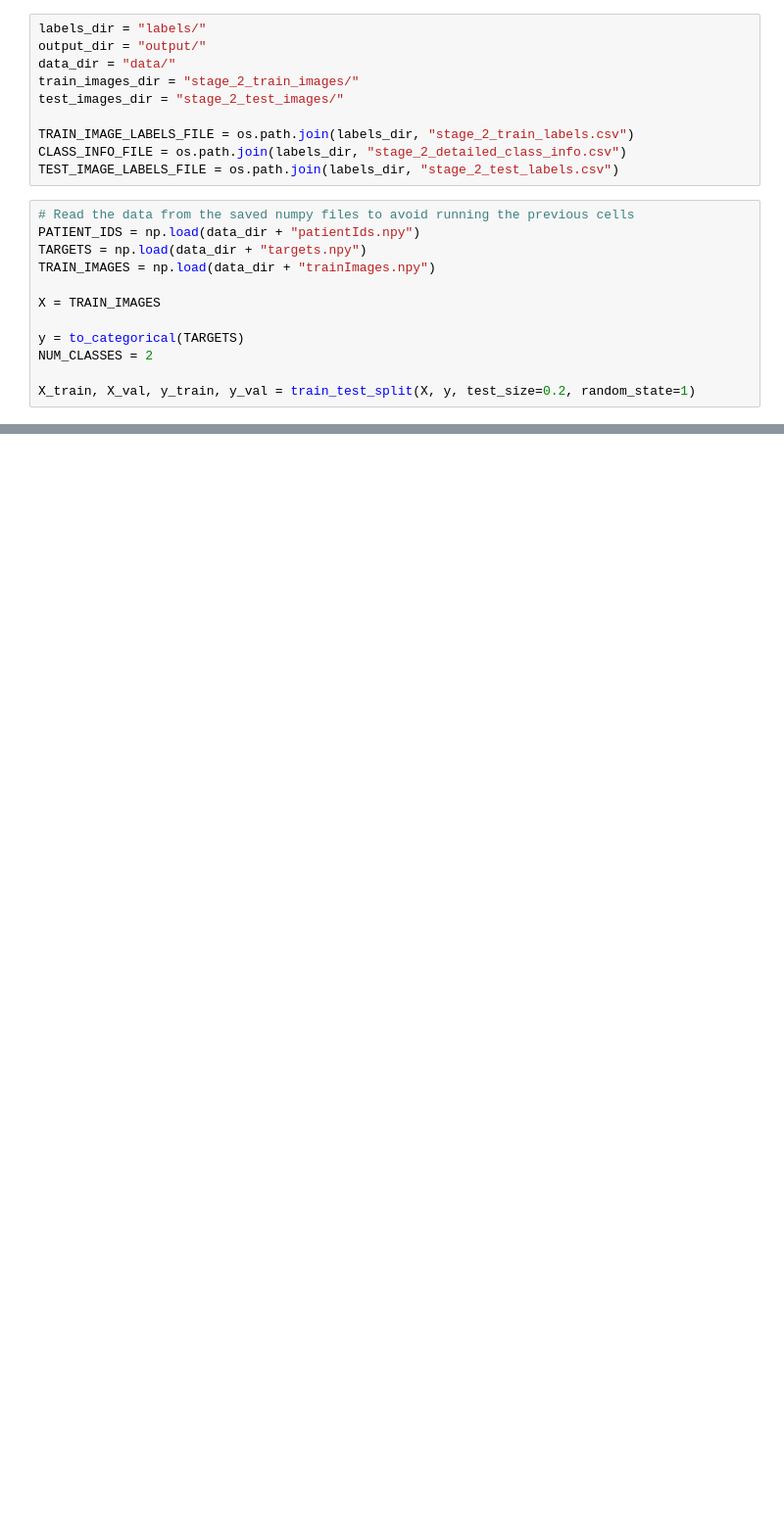
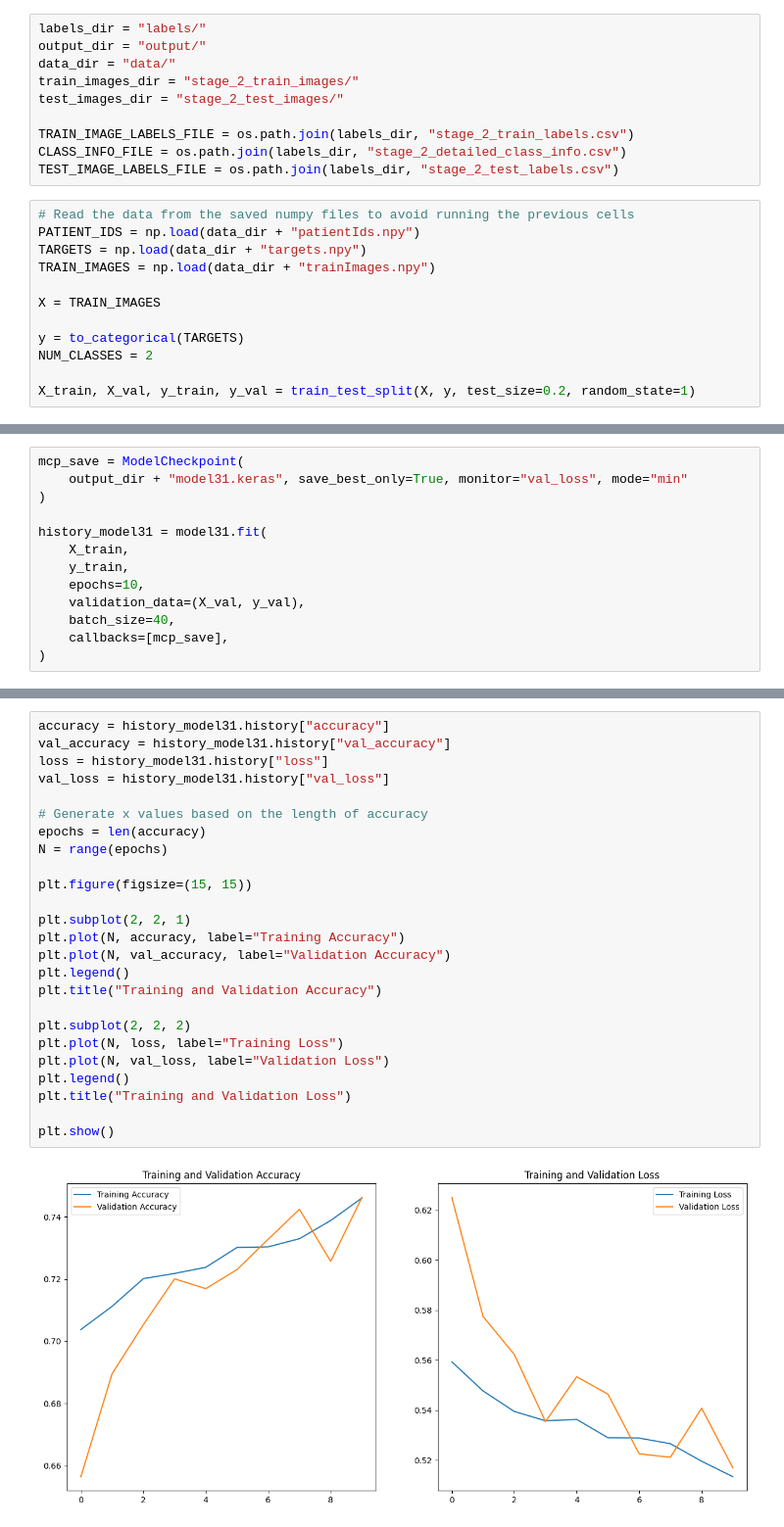
Before and after one commit to AIML-July-23-A-Capstone-G1-Team/Capstone-Project, a Jupyter notebook: M2_capstone.ipynb, the cells around one changed output, grey strips where cells are left out. Shown: that part at 98% size. Drawn from its saved outputs; the diff is of its cells as text; blank space fills up the shorter version.

```diff
--- a/M2_capstone.ipynb
+++ b/M2_capstone.ipynb
@@ -178,0 +250,13 @@ ImportError: DLL load failed while importing _imaging: The specified module coul
+# %%
+mcp_save = ModelCheckpoint(
+    output_dir + "model31.keras", save_best_only=True, monitor="val_loss", mode="min"
+)
+
+history_model31 = model31.fit(
+    X_train,
+    y_train,
+    epochs=10,
+    validation_data=(X_val, y_val),
+    batch_size=40,
+    callbacks=[mcp_save],
+)
@@ -179 +284,28 @@ ImportError: DLL load failed while importing _imaging: The specified module coul
+# %%
+accuracy = history_model31.history["accuracy"]
+val_accuracy = history_model31.history["val_accuracy"]
+loss = history_model31.history["loss"]
+val_loss = history_model31.history["val_loss"]
+
+# Generate x values based on the length of accuracy
+epochs = len(accuracy)
+N = range(epochs)
+
+plt.figure(figsize=(15, 15))
+
+plt.subplot(2, 2, 1)
+plt.plot(N, accuracy, label="Training Accuracy")
+plt.plot(N, val_accuracy, label="Validation Accuracy")
+plt.legend()
+plt.title("Training and Validation Accuracy")
+
+plt.subplot(2, 2, 2)
+plt.plot(N, loss, label="Training Loss")
+plt.plot(N, val_loss, label="Validation Loss")
+plt.legend()
+plt.title("Training and Validation Loss")
+
+plt.show()
+# %% [output]
+[figure, added]
 # %%
```
Also changed, not shown: parts of 12 cells of this notebook, 4 other files.
